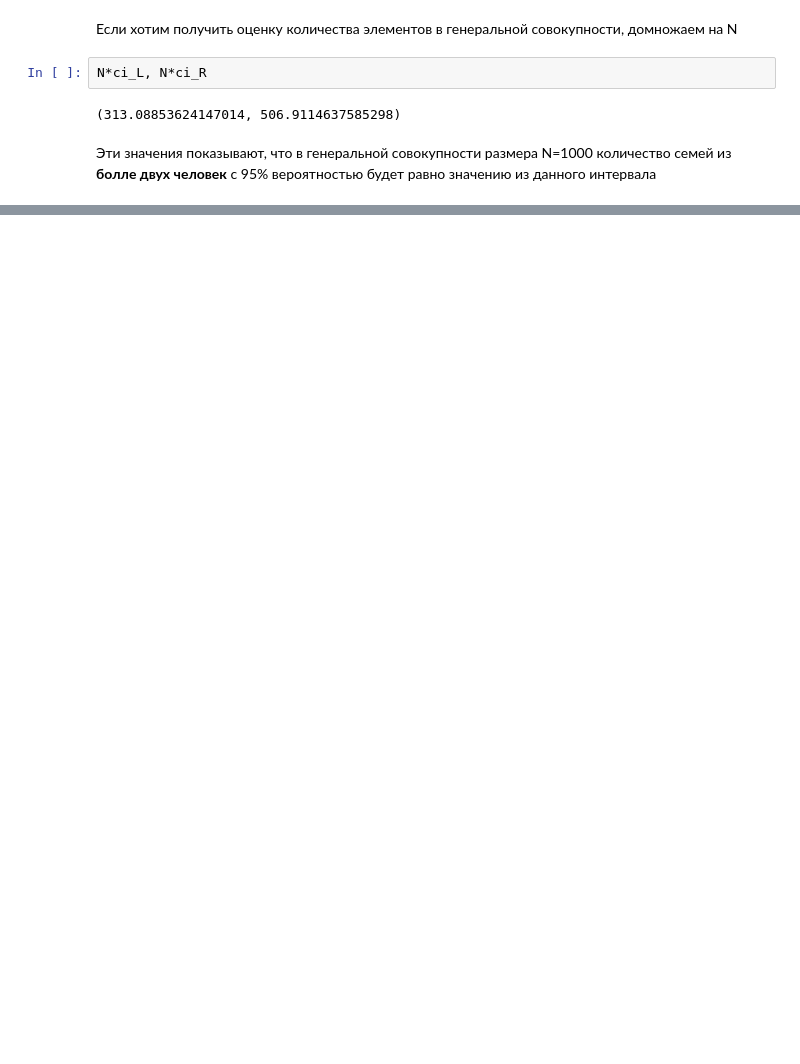
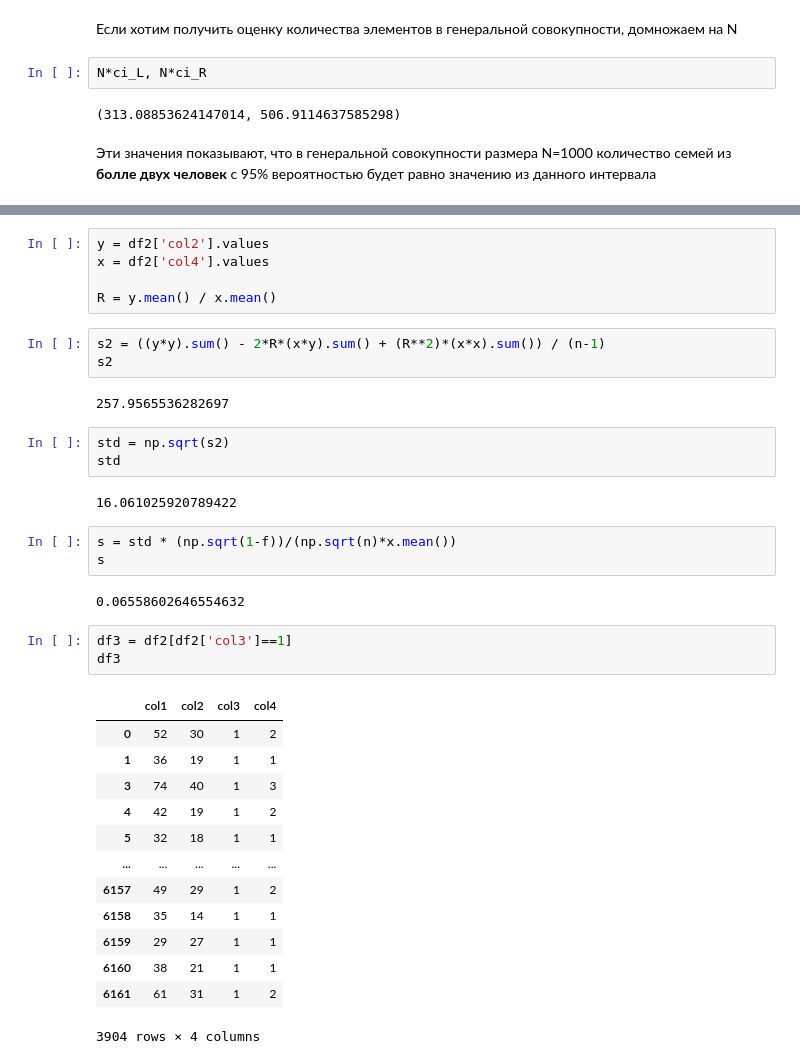
Before and after one commit to zhukpm/da_spring2021, a Jupyter notebook: lessons/ni/les3.ipynb, the cells around one changed output, grey strips where cells are left out. Cells and saved outputs as stored; diff of their text form; blank space fills up the shorter version.

```diff
--- a/lessons/ni/les3.ipynb
+++ b/lessons/ni/les3.ipynb
@@ -184,0 +212,37 @@ N*ci_L, N*ci_R
+# %%
+y = df2['col2'].values
+x = df2['col4'].values
+
+R = y.mean() / x.mean()
+# %%
+s2 = ((y*y).sum() - 2*R*(x*y).sum() + (R**2)*(x*x).sum()) / (n-1)
+s2
+# %% [output]
+257.9565536282697
+# %%
+std = np.sqrt(s2)
+std
+# %% [output]
+16.061025920789422
+# %%
+s = std * (np.sqrt(1-f))/(np.sqrt(n)*x.mean())
+s
+# %% [output]
+0.06558602646554632
+# %%
+df3 = df2[df2['col3']==1]
+df3
+# %% [output]
+|  | col1 | col2 | col3 | col4 |
+| 0 | 52 | 30 | 1 | 2 |
+| 1 | 36 | 19 | 1 | 1 |
+| 3 | 74 | 40 | 1 | 3 |
+| 4 | 42 | 19 | 1 | 2 |
+| 5 | 32 | 18 | 1 | 1 |
+| ... | ... | ... | ... | ... |
+| 6157 | 49 | 29 | 1 | 2 |
+| 6158 | 35 | 14 | 1 | 1 |
+| 6159 | 29 | 27 | 1 | 1 |
+| 6160 | 38 | 21 | 1 | 1 |
+| 6161 | 61 | 31 | 1 | 2 |
+3904 rows × 4 columns
```
Also changed, not shown: parts of 39 cells of this notebook.
